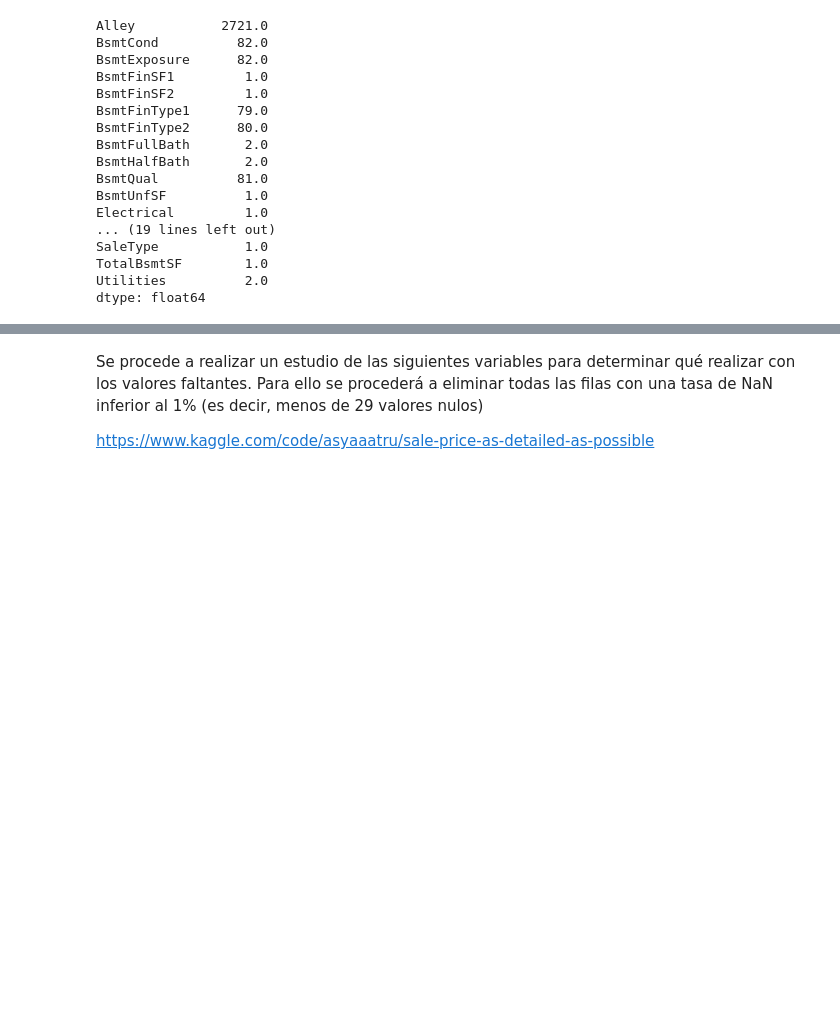
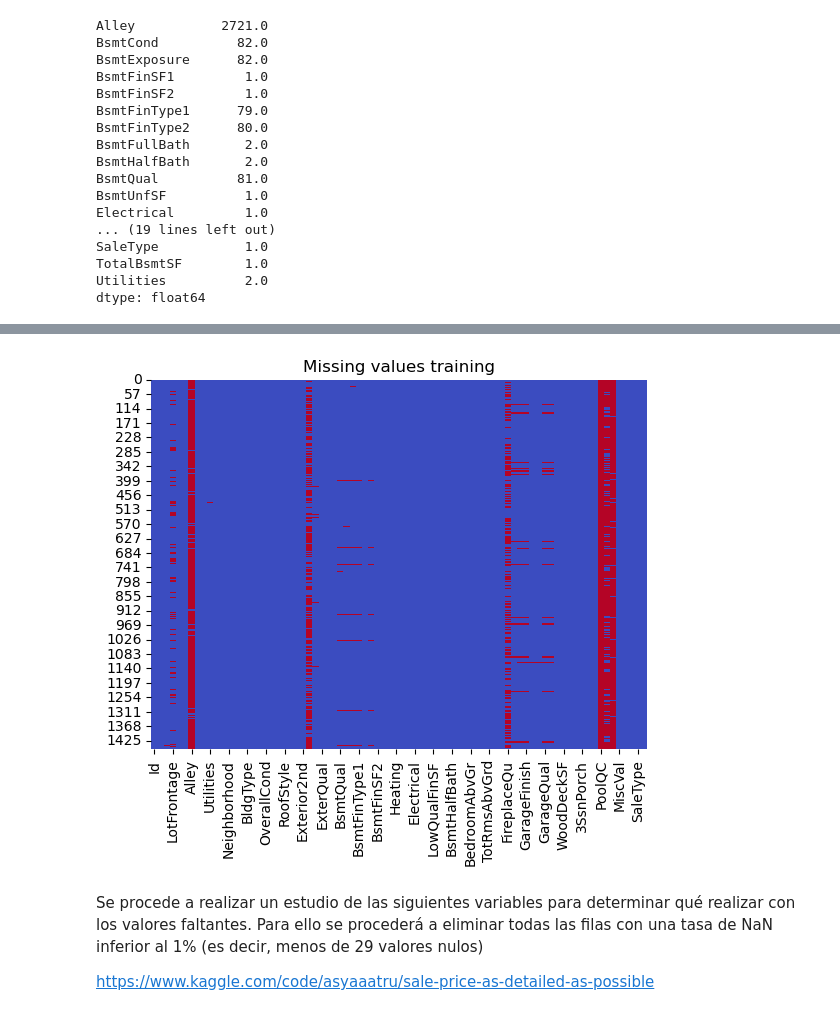
Before and after one commit to mmarzap19/SuperPoderosas, a Jupyter notebook: Mojo_jojo.ipynb, the cells around one changed output, grey strips where cells are left out. Cells and saved outputs as stored; diff of their text form; code cells hidden in the pictures; blank space fills up the shorter version.

```diff
--- a/Mojo_jojo.ipynb
+++ b/Mojo_jojo.ipynb
@@ -176,3 +185,10 @@ dtype: float64
+# %%
+matriz_test_null = test_dataset.isnull()
+sns.heatmap(matriz_test_null, cbar=False, cmap='coolwarm')
+plt.title("Missing values training")
+plt.show()
+# %% [output]
+[figure, added]
 # %% [markdown]
 Se procede a realizar un estudio de las siguientes variables para determinar qué realizar con los valores faltantes. Para ello se procederá a eliminar todas las filas con una tasa de NaN inferior al 1% (es decir, menos de 29 valores nulos)
 
```
Also changed, not shown: parts of 25 cells of this notebook.
